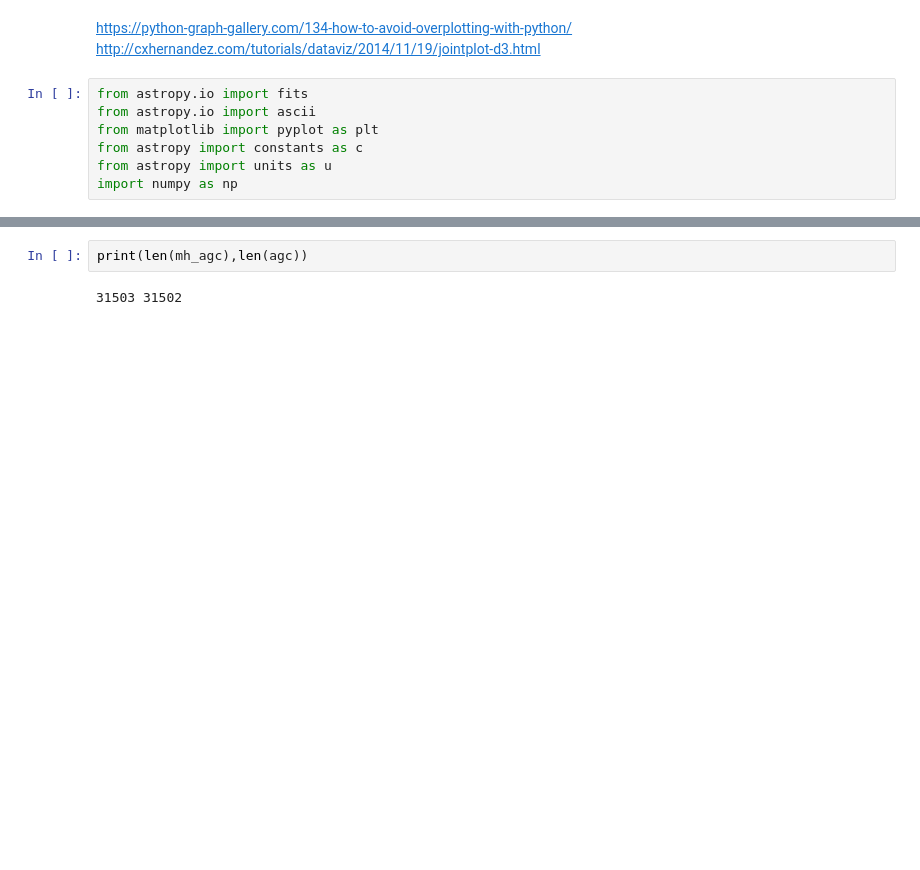
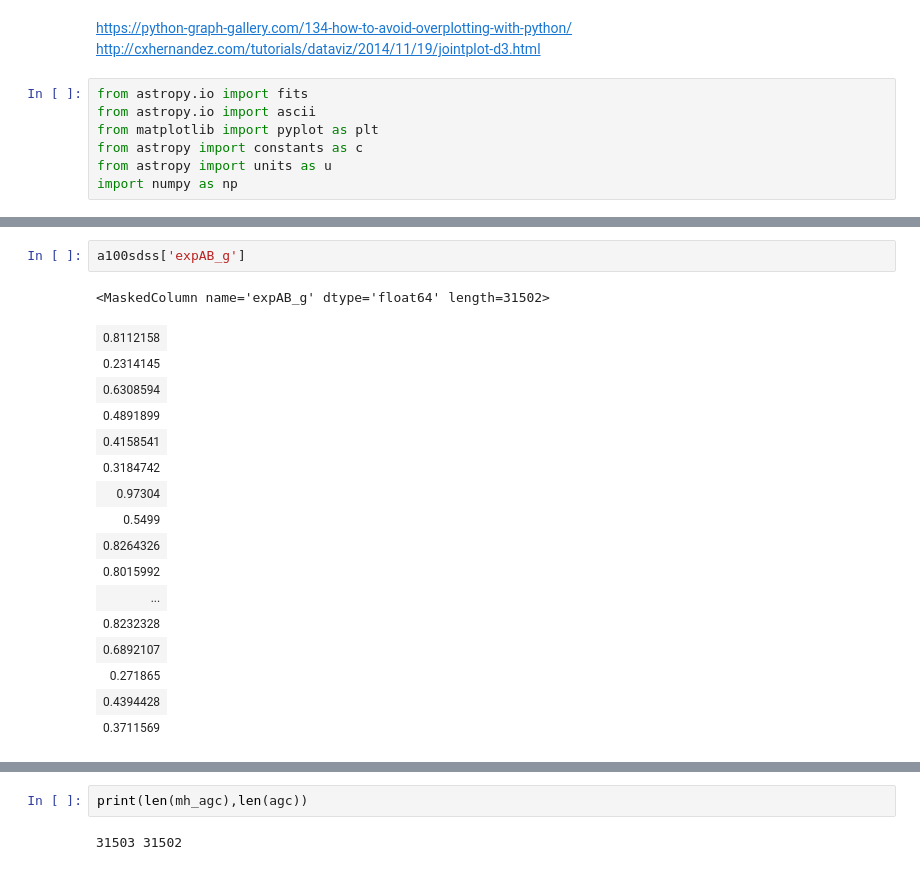
Before and after one commit to rfinn/APPSS, a Jupyter notebook: paper-plots.ipynb, the cells around one changed output, grey strips where cells are left out. Cells and saved outputs as stored; diff of their text form; blank space fills up the shorter version.

```diff
--- a/paper-plots.ipynb
+++ b/paper-plots.ipynb
@@ -10,0 +45,20 @@ import numpy as np
+# %%
+a100sdss['expAB_g']
+# %% [output]
+<MaskedColumn name='expAB_g' dtype='float64' length=31502>
+| 0.8112158 |
+| 0.2314145 |
+| 0.6308594 |
+| 0.4891899 |
+| 0.4158541 |
+| 0.3184742 |
+| 0.97304 |
+| 0.5499 |
+| 0.8264326 |
+| 0.8015992 |
+| ... |
+| 0.8232328 |
+| 0.6892107 |
+| 0.271865 |
+| 0.4394428 |
+| 0.3711569 |
```
Also changed, not shown: parts of 16 cells of this notebook.
